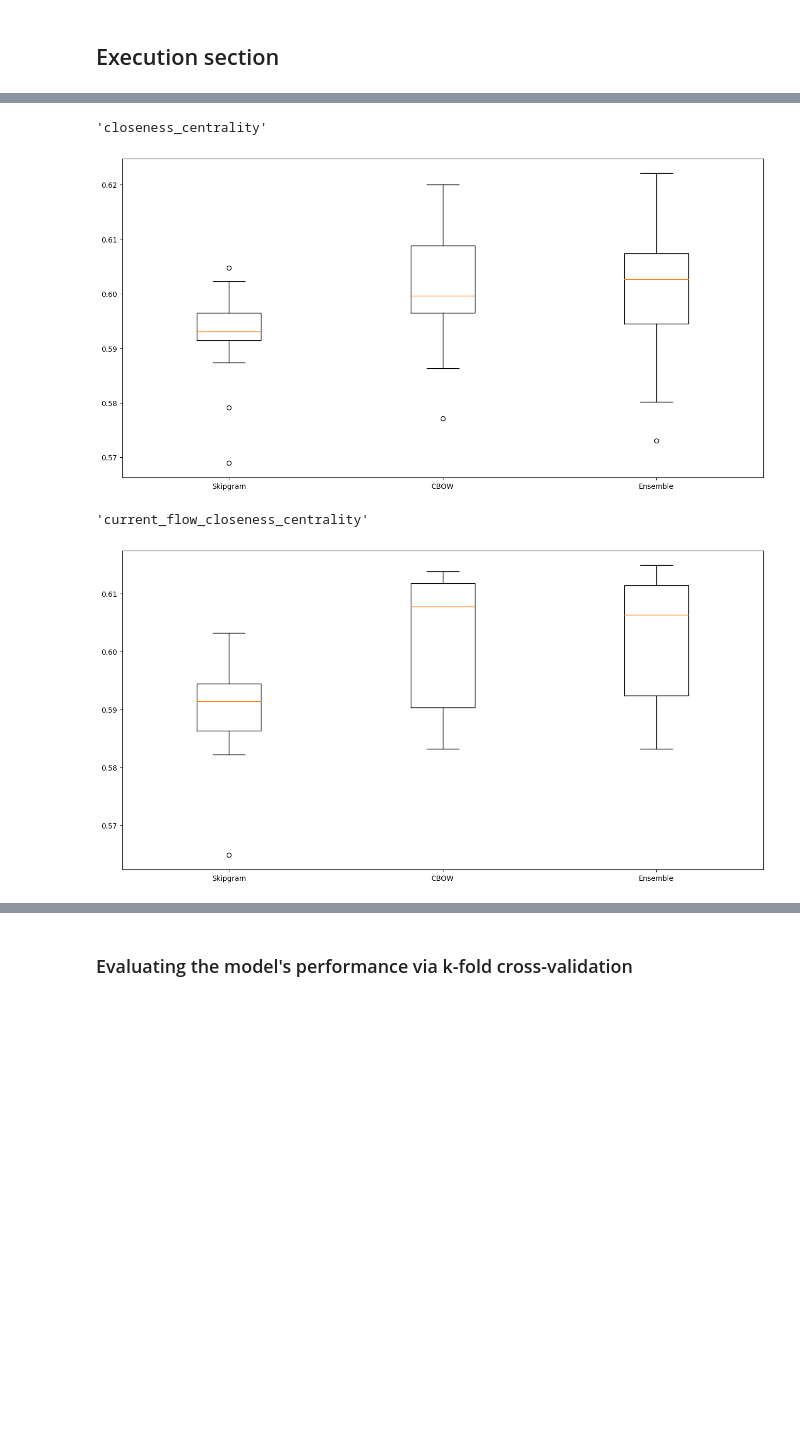
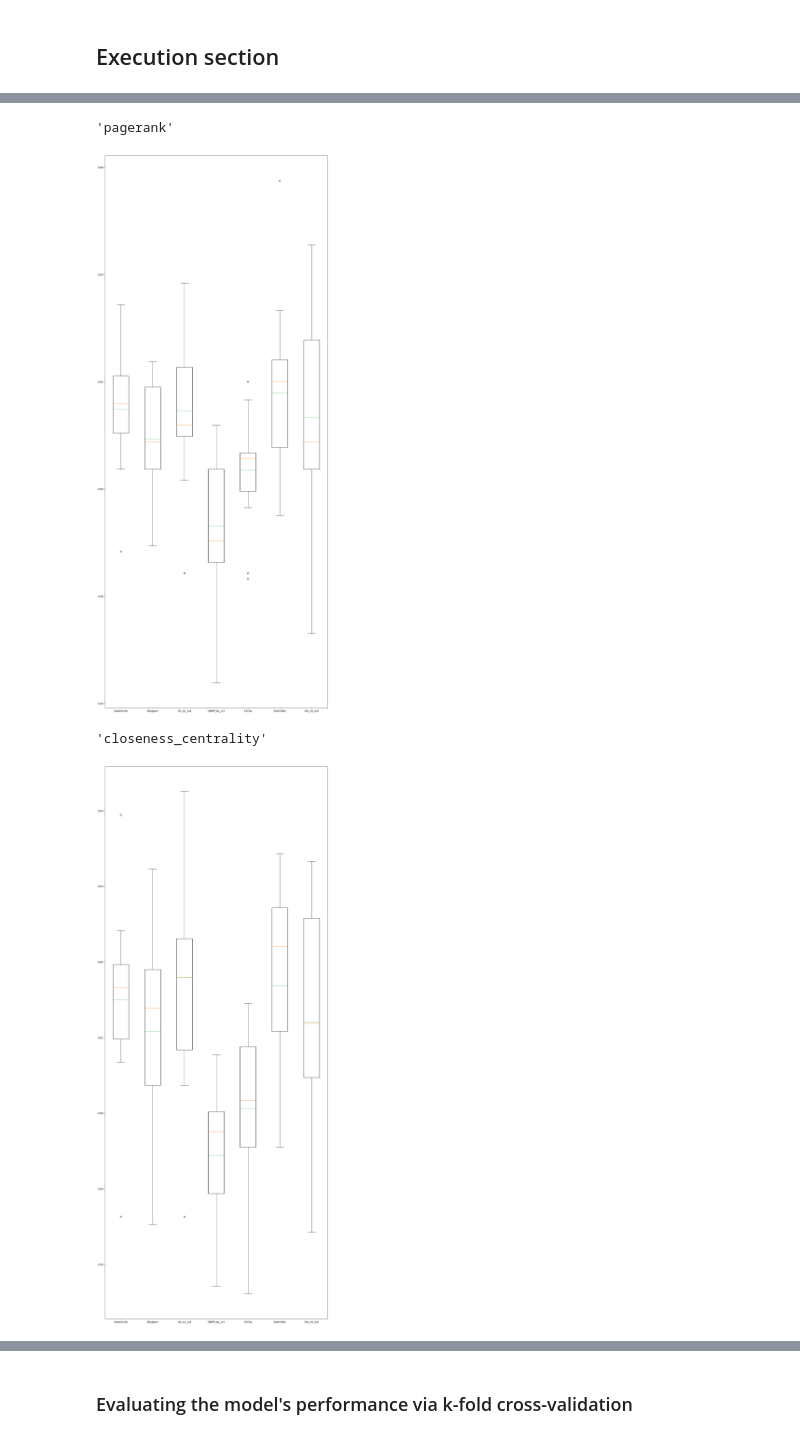
Before and after one commit to ejowik/2023L-machine-learning-on-graphs, a Jupyter notebook: notebooks/experiments_with_ordering.ipynb, the cells around one changed output, grey strips where cells are left out. Drawn from its saved outputs; the diff is of its cells as text; code cells hidden in the pictures; blank space fills up the shorter version.

Commit message:
fixed experiments on ensemble methods

```diff
--- a/notebooks/experiments_with_ordering.ipynb
+++ b/notebooks/experiments_with_ordering.ipynb
@@ -90,6 +65,6 @@ cross_val_k = 13  # number of folds to perform in cross-validation (could be odd
 # %%
 MEASURES = [
-    # nx.pagerank,
+    nx.pagerank,
     nx.closeness_centrality,
     # nx.degree_centrality,
     nx.current_flow_closeness_centrality,
@@ -121,15 +96,19 @@ WEIGHTING_FUNCTIONS = (
 # %%
 graphs_subset = graphs[:subset_card]
 
-order_dict = {}
+reference_model=Graph2Vec()
 without = OurGraph2Vec()  # without
+without_orig= OurGraph2Vec()
+with_orig= OurGraph2Vec(cbowlike=True)
 with_dm = OurGraph2Vec(cbowlike=True)  # with_dm (experiment)
 ens_model = Ensemble_G2V(without, with_dm)
+ens_orig=Ensemble_G2V(without_orig, with_orig)
 # %%
 # in this cell, we create a dictionary of orders with the following structure:
 # order_dict = {
-#    measure: nested list of nodes sorted wrt. measure
+#    measure.__name__: nested list of nodes sorted wrt. measure
 # }
+order_dict = {}
 
 for measure in tqdm(MEASURES):
     # centralities calc.
@@ -148,5 +127,5 @@ for measure in tqdm(MEASURES):
     for it, central_dict in tqdm(enumerate(centralities), total=subset_card):
         ams[it] = np.array(sorted(central_dict, key=central_dict.get), dtype=np.int64)
 
-    order_dict[measure] = ams
+    order_dict[measure.__name__] = ams
 # %% [output]
@@ -157,29 +138,40 @@ Ordering wrt. current_flow_closeness_centrality...
+# %%
+np.save("../datasets/github_stargazers/orderings.npy",order_dict)
+order_dict=np.load("../datasets/github_stargazers/orderings.npy",allow_pickle=True)[()]
 # %%
 # in this cell we run experiments for all measures
 
-for measure, order in order_dict.items():
-    display(measure.__name__)
+for measure, order in tqdm(order_dict.items()):
+    display(measure)
 
     # benchmark
+    reference_model.fit(graphs_subset)
     without.fit(graphs_subset, orderings=order)
+    without_orig.fit(graphs_subset, orderings=None)
+    with_orig.fit(graphs_subset, orderings=None)
     with_dm.fit(graphs_subset, orderings=order)
     ens_model.fit(graphs_subset, orderings=order)
+    ens_orig.fit(graphs_subset,orderings=None)
 
     # experiment
-    no_dm_res = cross_validate(without.get_embedding(), labels, cv=cross_val_k)
-    dm_res = cross_validate(with_dm.get_embedding(), labels, cv=cross_val_k)
-    ens_res = cross_validate(ens_model.get_embedding(), labels, cv=cross_val_k)
+    ref_res = cross_validate(reference_model.get_embedding(), labels,LogisticRegression(max_iter=1000), cv=cross_val_k)
+    no_dm_res = cross_validate(without.get_embedding(), labels, LogisticRegression(max_iter=1000), cv=cross_val_k)
+    no_dm_no_ord_res=cross_validate(without_orig.get_embedding(), labels, LogisticRegression(max_iter=1000), cv=cross_val_k)
+    dm_no_ord_res=cross_validate(with_orig.get_embedding(), labels, LogisticRegression(max_iter=1000), cv=cross_val_k)
+    dm_res = cross_validate(with_dm.get_embedding(), labels, LogisticRegression(max_iter=1000), cv=cross_val_k)
+    ens_res = cross_validate(ens_model.get_embedding(), labels, LogisticRegression(max_iter=1000), cv=cross_val_k)
+    ens_orig_res=cross_validate(ens_orig.get_embedding(), labels, LogisticRegression(max_iter=1000), cv=cross_val_k)
 
     # results
-    res_nested_list = [no_dm_res, dm_res, ens_res]
-    axis_labels = ["Skipgram", "CBOW", "Ensemble"]
+    res_nested_list = [ref_res,no_dm_res, no_dm_no_ord_res,dm_no_ord_res,dm_res, ens_res,ens_orig_res]
+    axis_labels = ["Karateclub","Skipgram","SG_no_ord", "CBOW_no_ord", "CBOW", "Ensemble","Ens_no_ord"]
 
     n_items = len(res_nested_list)
-    plt.boxplot(res_nested_list, positions=range(n_items))
+    plt.boxplot(res_nested_list, positions=range(n_items), showmeans=True,meanline=True)
     plt.xticks(range(n_items), labels=axis_labels[:n_items])
     plt.show()
 # %% [output]
-'closeness_centrality'
+'pagerank'
-[figure, old version]
+[figure, new version]
-'current_flow_closeness_centrality'
+'closeness_centrality'
-[figure, old version]
+[figure, new version]
```
Also changed, not shown: parts of 10 cells of this notebook, 1 other file.
